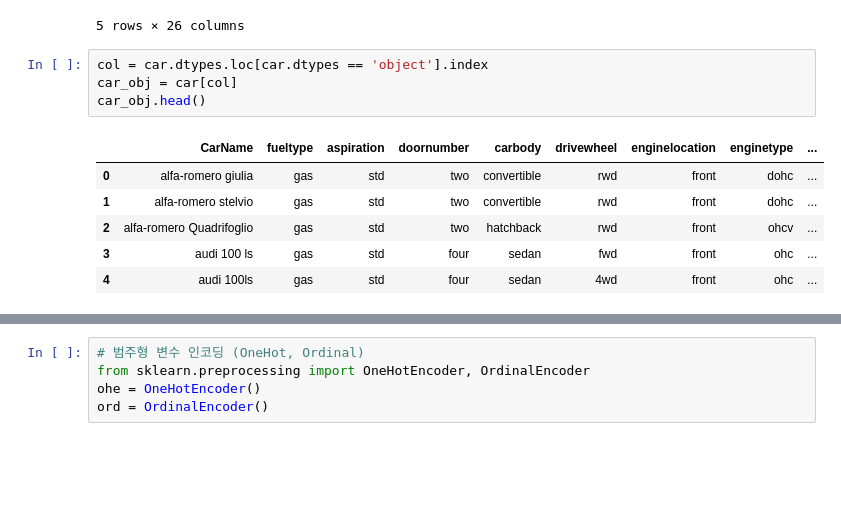
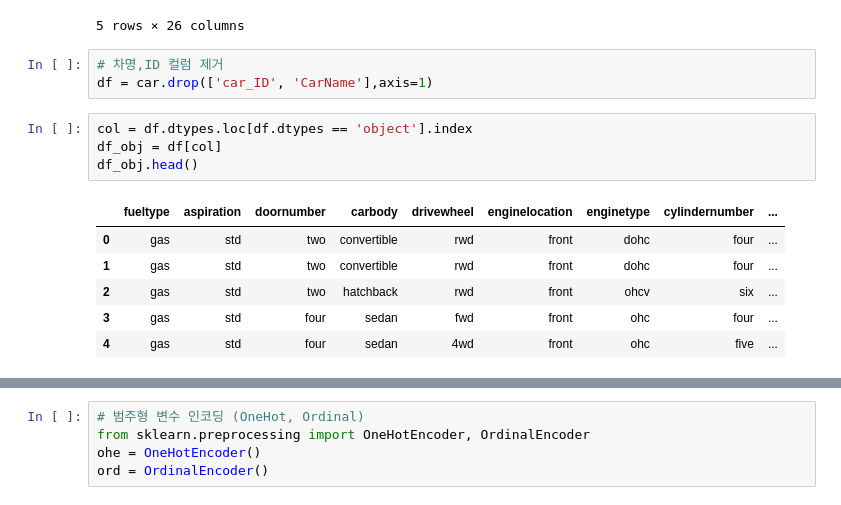
Before and after one commit to sai-with/ADP_prac, a Jupyter notebook: ML/앙상블.ipynb, the cells around one changed output, grey strips where cells are left out. Saved outputs shown, nothing was run; the diff lists cells and outputs as text; blank space fills up the shorter version.

```diff
--- a/ML/앙상블.ipynb
+++ b/ML/앙상블.ipynb
@@ -533,14 +533,17 @@ car.head()
 | 3 | 4 | 2 | audi 100 ls | gas | std | four | sedan | fwd | front | ... |
 | 4 | 5 | 2 | audi 100ls | gas | std | four | sedan | 4wd | front | ... |
 5 rows × 26 columns
+# %%
+# 차명,ID 컬럼 제거
+df = car.drop(['car_ID', 'CarName'],axis=1)
 # %%
-col = car.dtypes.loc[car.dtypes == 'object'].index
-car_obj = car[col]
-car_obj.head()
+col = df.dtypes.loc[df.dtypes == 'object'].index
+df_obj = df[col]
+df_obj.head()
 # %% [output]
-|  | CarName | fueltype | aspiration | doornumber | carbody | drivewheel | enginelocation | enginetype | ... |
-| 0 | alfa-romero giulia | gas | std | two | convertible | rwd | front | dohc | ... |
-| 1 | alfa-romero stelvio | gas | std | two | convertible | rwd | front | dohc | ... |
-| 2 | alfa-romero Quadrifoglio | gas | std | two | hatchback | rwd | front | ohcv | ... |
-| 3 | audi 100 ls | gas | std | four | sedan | fwd | front | ohc | ... |
-| 4 | audi 100ls | gas | std | four | sedan | 4wd | front | ohc | ... |
+|  | fueltype | aspiration | doornumber | carbody | drivewheel | enginelocation | enginetype | cylindernumber | ... |
+| 0 | gas | std | two | convertible | rwd | front | dohc | four | ... |
+| 1 | gas | std | two | convertible | rwd | front | dohc | four | ... |
+| 2 | gas | std | two | hatchback | rwd | front | ohcv | six | ... |
+| 3 | gas | std | four | sedan | fwd | front | ohc | four | ... |
+| 4 | gas | std | four | sedan | 4wd | front | ohc | five | ... |
```
Also changed, not shown: parts of 17 cells of this notebook.
